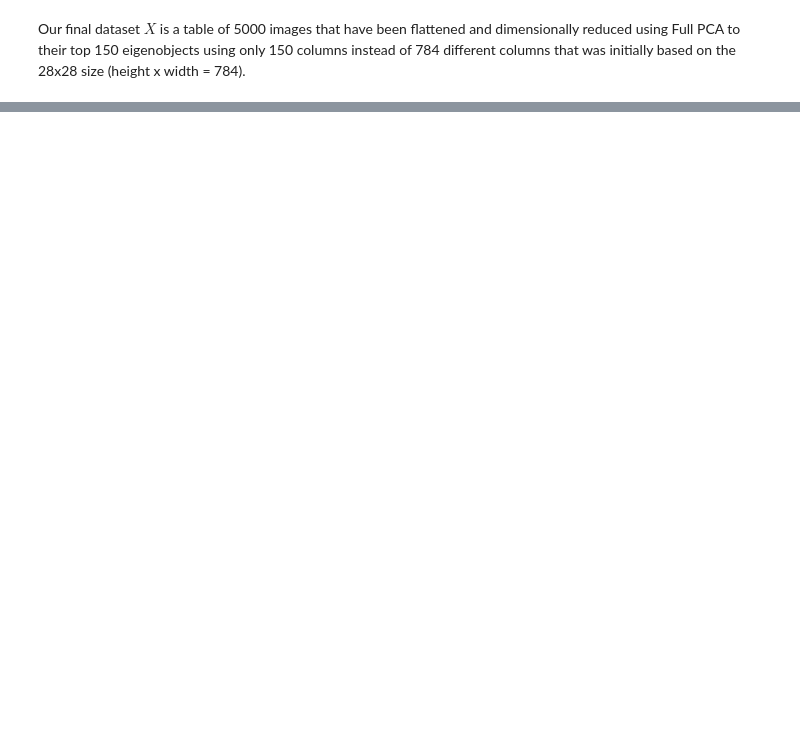
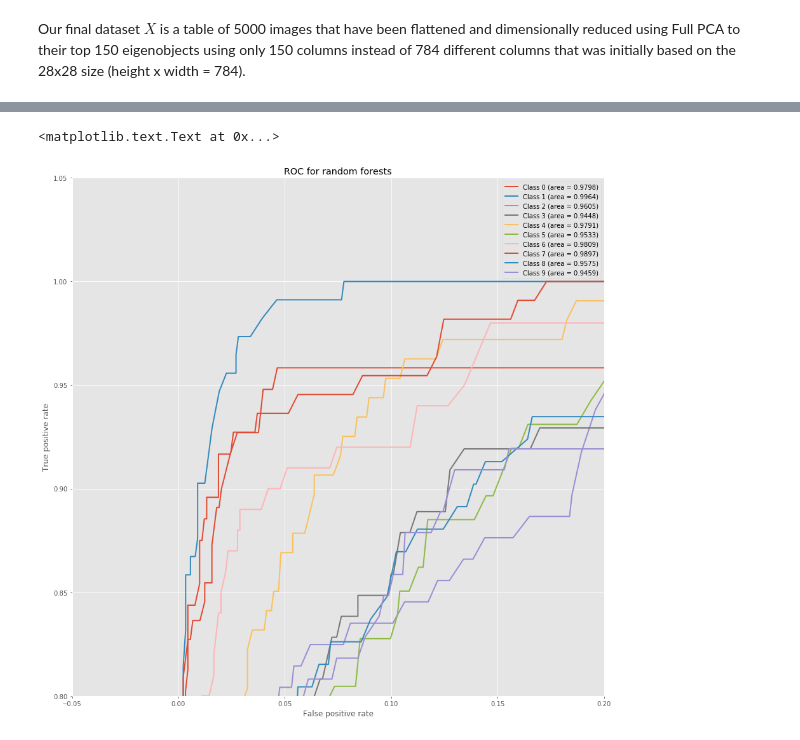
Before and after one commit to CSE5393/Lab6, a Jupyter notebook: Lab6.ipynb, the cells around one changed output, grey strips where cells are left out. Cells and saved outputs as stored; diff of their text form; code cells hidden in the pictures; blank space fills up the shorter version.

```diff
--- a/Lab6.ipynb
+++ b/Lab6.ipynb
@@ -728,0 +369,14 @@ The off by less than 1% for the F1 score seemed like we almost accomplished bein
+# %%
+from sklearn.ensemble import RandomForestClassifier
+
+cv = StratifiedShuffleSplit(n_splits=10, test_size=.2)
+pl = Pipeline([('scaler', StandardScaler()), ('rfc', RandomForestClassifier(n_estimators=1000, verbose=0, n_jobs=8))])
+fold = 1
+for train_index, test_index in cv.split(X, Y):
+    %time pl.fit(X[train_index], Y[train_index])
+    yhat = pl.predict(X[test_index])
+    print('Fold ' + str(fold))
+    fold += 1
+    print('    f1 score:', f1_score(Y[test_index], yhat, average='macro'))
+    print('    How many of each class did we predict? ' + str(np.bincount(yhat)))
+    print('')
@@ -728,0 +401,22 @@ The off by less than 1% for the F1 score seemed like we almost accomplished bein
+# %%
+# Visualizing roc & auc for random forests
+
+plt.figure(figsize=(15,15))
+
+for i in classes:
+    fpr, tpr, _ = roc_curve(Y[test_index],
+                        pl.named_steps['rfc'].predict_proba(X[test_index])[:, i],
+                        pos_label=i)
+    roc_auc = auc(fpr, tpr)
+    plt.plot(fpr, tpr, '-', lw=2, label='Class %s (area = %0.4f)'
+               % (i, roc_auc))
+
+plt.legend(loc='best')
+plt.xlim([-.05, .2])
+plt.ylim([0.8, 1.05])
+plt.xlabel('False positive rate')
+plt.ylabel('True positive rate')
+plt.title('ROC for random forests')
+# %% [output]
+<matplotlib.text.Text at 0x...>
+[figure, added]
```
Also changed, not shown: parts of 51 cells of this notebook, 1 other file.
